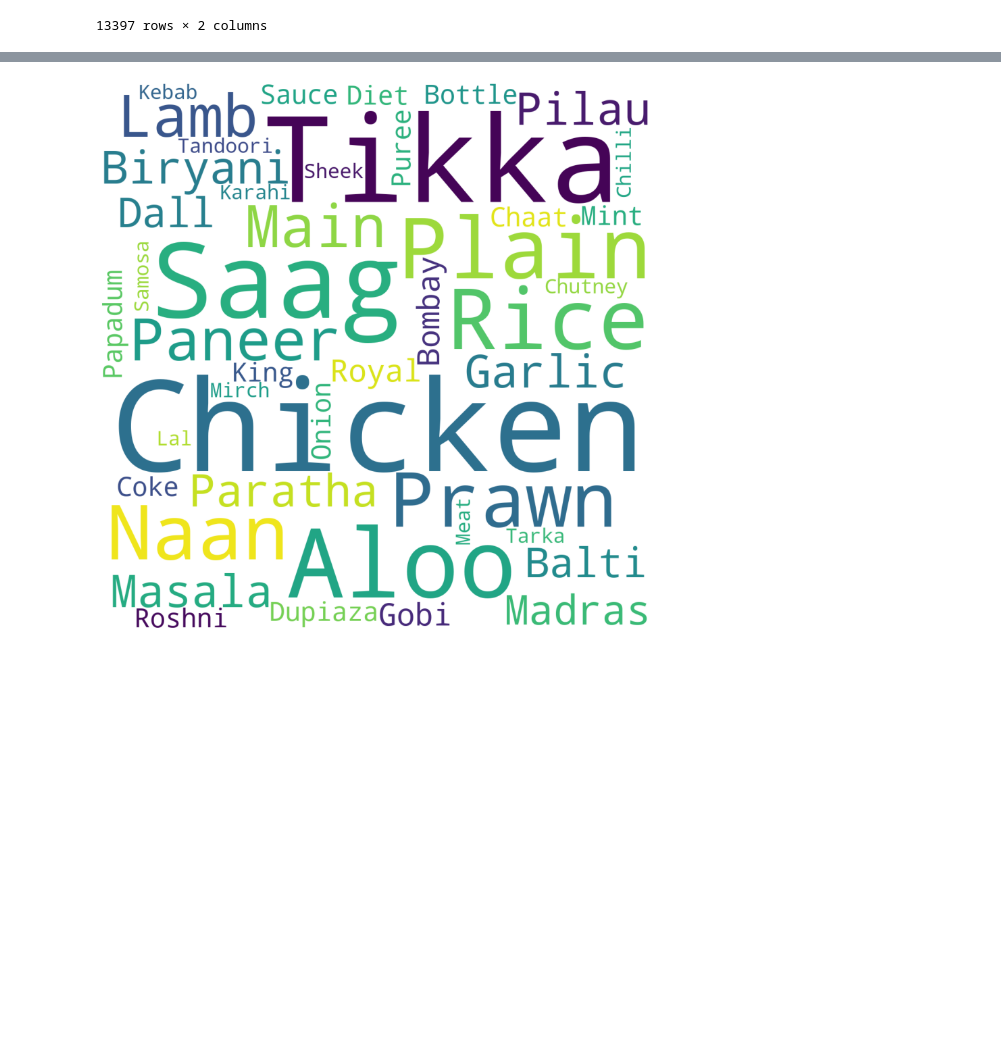
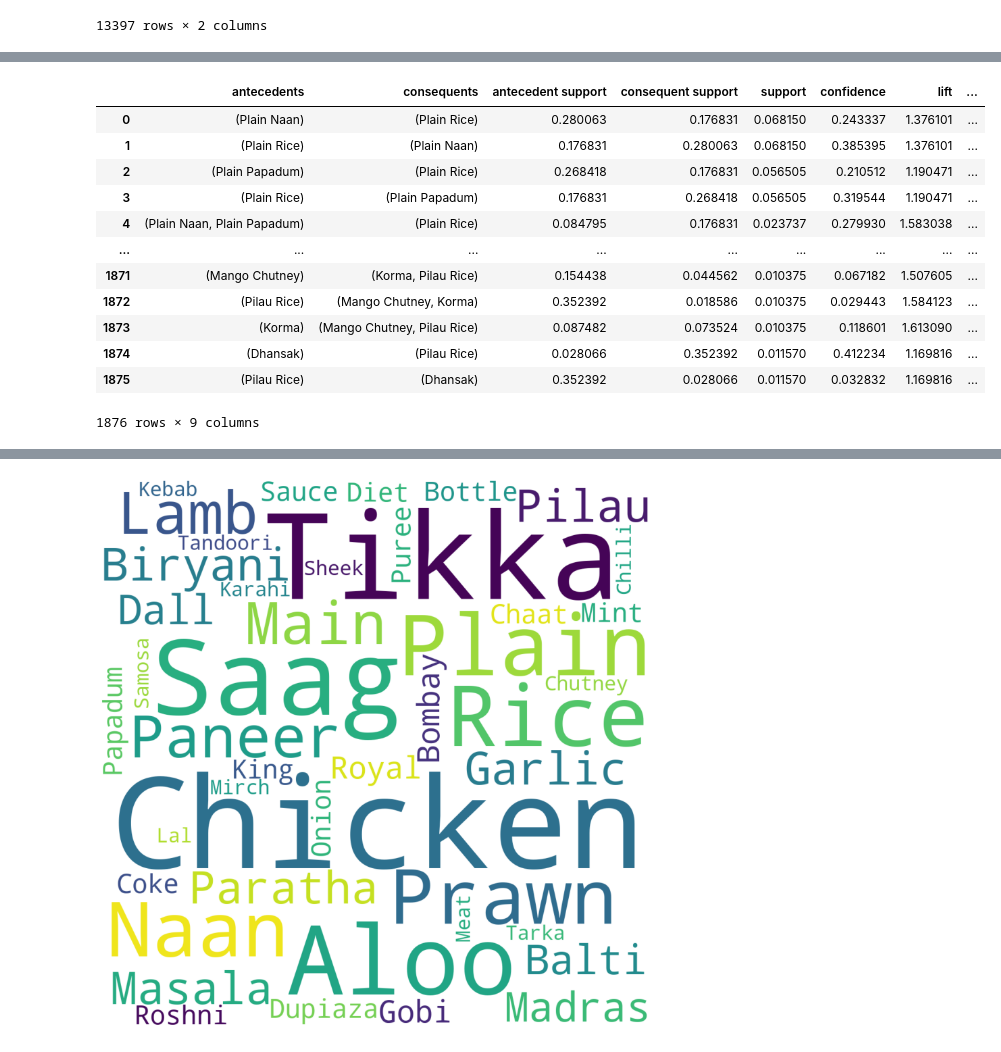
Before and after one commit to Jaydeep21/resturant-market-basket-analysis, a Jupyter notebook: associationrules.ipynb, the cells around one changed output, grey strips where cells are left out. Cells and saved outputs as stored; diff of their text form; code cells hidden in the pictures; blank space fills up the shorter version.

```diff
--- a/associationrules.ipynb
+++ b/associationrules.ipynb
@@ -187,3 +188,7 @@ transformedDF
 | 13395 | 9998 | [Onion Chutney, Meat Samosa, Tand... |
 | 13396 | 9999 | [Lal Mirch Chicken, Chicken Tikka... |
 13397 rows × 2 columns
+# %%
+tran_encoder = TransactionEncoder()
+tran_ary = tran_encoder.fit(transformedDF['Item Name']).transform(transformedDF['Item Name'])
+dataframe = pd.DataFrame(tran_ary,columns=tran_encoder.columns_)
@@ -189,0 +211,9 @@ transformedDF
+# %%
+#Importing Libraries
+from mlxtend.frequent_patterns import fpgrowth
+
+#running the fpgrowth algorithm
+res=fpgrowth(dataframe,min_support=0.01, use_colnames=True)
+
+# printing top 10
+res.head(10)
@@ -189,0 +232,22 @@ transformedDF
+# %%
+from mlxtend.frequent_patterns import association_rules
+
+# creating asssociation rules
+res=association_rules(res, metric="lift", min_threshold=1)
+
+# printing association rules
+res
+# %% [output]
+|  | antecedents | consequents | antecedent support | consequent support | support | confidence | lift | ... |
+| 0 | (Plain Naan) | (Plain Rice) | 0.280063 | 0.176831 | 0.068150 | 0.243337 | 1.376101 | ... |
+| 1 | (Plain Rice) | (Plain Naan) | 0.176831 | 0.280063 | 0.068150 | 0.385395 | 1.376101 | ... |
+| 2 | (Plain Papadum) | (Plain Rice) | 0.268418 | 0.176831 | 0.056505 | 0.210512 | 1.190471 | ... |
+| 3 | (Plain Rice) | (Plain Papadum) | 0.176831 | 0.268418 | 0.056505 | 0.319544 | 1.190471 | ... |
+| 4 | (Plain Naan, Plain Papadum) | (Plain Rice) | 0.084795 | 0.176831 | 0.023737 | 0.279930 | 1.583038 | ... |
+| ... | ... | ... | ... | ... | ... | ... | ... | ... |
+| 1871 | (Mango Chutney) | (Korma, Pilau Rice) | 0.154438 | 0.044562 | 0.010375 | 0.067182 | 1.507605 | ... |
+| 1872 | (Pilau Rice) | (Mango Chutney, Korma) | 0.352392 | 0.018586 | 0.010375 | 0.029443 | 1.584123 | ... |
+| 1873 | (Korma) | (Mango Chutney, Pilau Rice) | 0.087482 | 0.073524 | 0.010375 | 0.118601 | 1.613090 | ... |
+| 1874 | (Dhansak) | (Pilau Rice) | 0.028066 | 0.352392 | 0.011570 | 0.412234 | 1.169816 | ... |
+| 1875 | (Pilau Rice) | (Dhansak) | 0.352392 | 0.028066 | 0.011570 | 0.032832 | 1.169816 | ... |
+1876 rows × 9 columns
```
Also changed, not shown: parts of 7 cells of this notebook, 1 other file.
